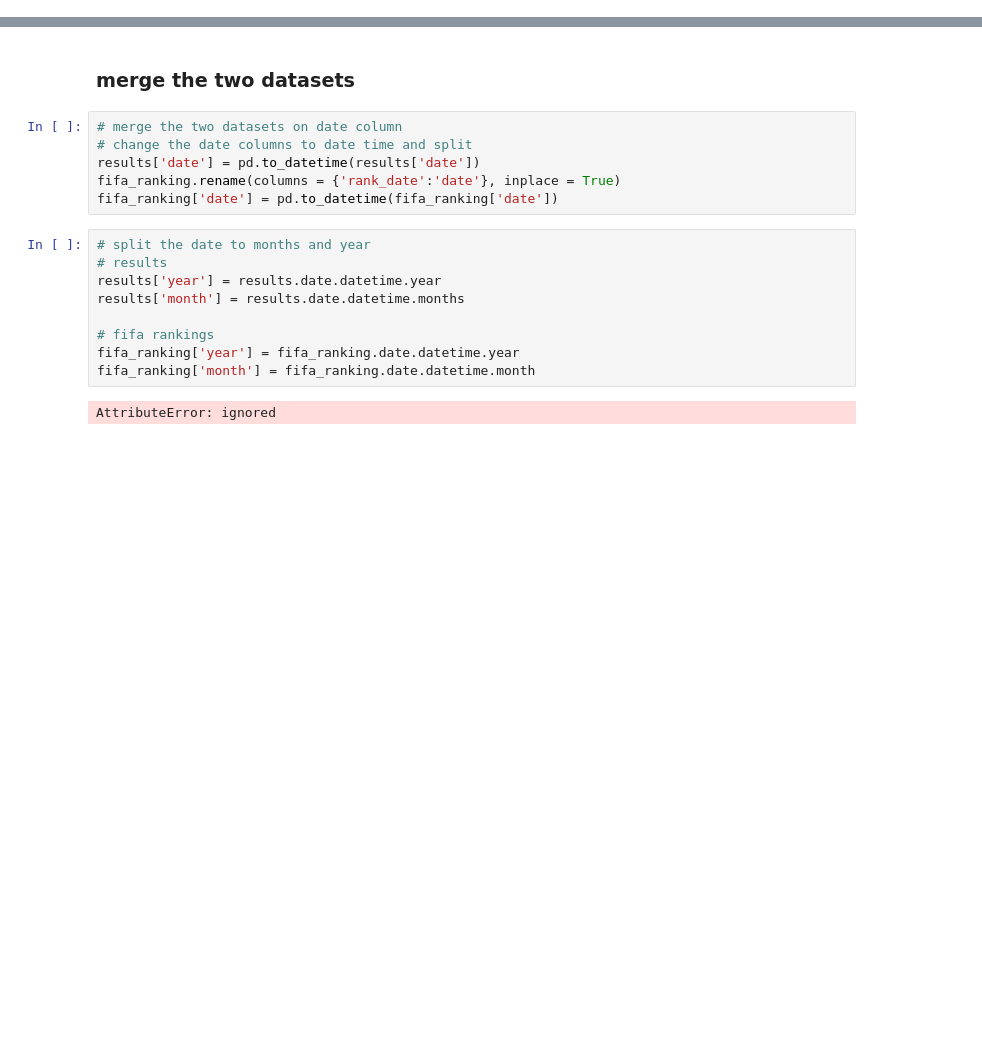
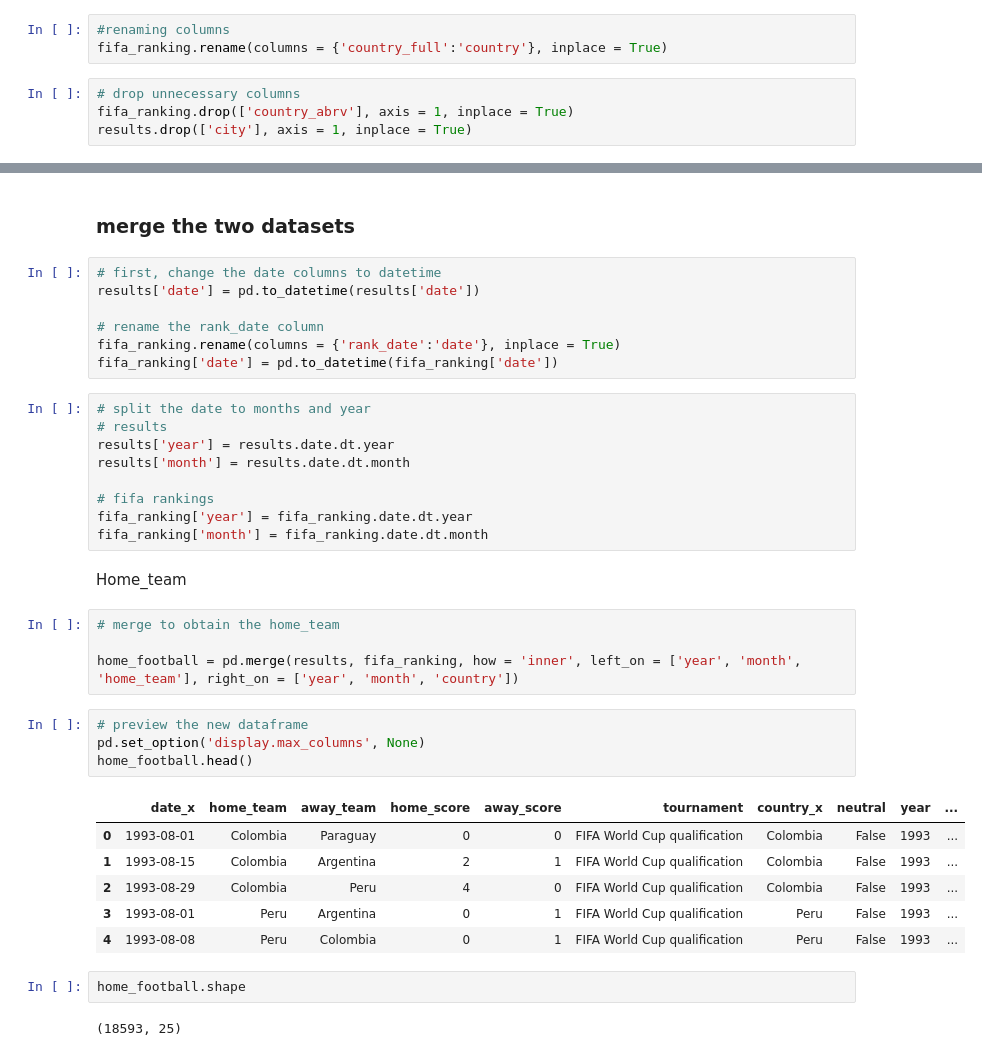
Before and after one commit to hellen2021/Football-Analysis-Mchezopesa-Limited, a Jupyter notebook: Supervised_Learning_Regression_week1_IP_Core_Module2_15_04_2022_Hellen_Cheptoo.ipynb, the cells around one changed output, grey strips where cells are left out. Drawn from its saved outputs; the diff is of its cells as text; blank space fills up the shorter version.

```diff
--- a/Supervised_Learning_Regression_week1_IP_Core_Module2_15_04_2022_Hellen_Cheptoo.ipynb
+++ b/Supervised_Learning_Regression_week1_IP_Core_Module2_15_04_2022_Hellen_Cheptoo.ipynb
@@ -57,3 +108,10 @@ fifa ranking dataset has 57793 rows and 16 columns
+# %%
+#renaming columns
+fifa_ranking.rename(columns = {'country_full':'country'}, inplace = True)
+# %%
+# drop unnecessary columns
+fifa_ranking.drop(['country_abrv'], axis = 1, inplace = True)
+results.drop(['city'], axis = 1, inplace = True)
 # %%
 # statistical analysis
 results.describe()
@@ -185,19 +240,39 @@ fifa_ranking.drop_duplicates(keep='first', inplace = True)
 # %% [markdown]
 ### merge the two datasets
 # %%
-# merge the two datasets on date column
-# change the date columns to date time and split
+# first, change the date columns to datetime
 results['date'] = pd.to_datetime(results['date'])
+
+# rename the rank_date column
 fifa_ranking.rename(columns = {'rank_date':'date'}, inplace = True)
 fifa_ranking['date'] = pd.to_datetime(fifa_ranking['date'])
 # %%
 # split the date to months and year
 # results
-results['year'] = results.date.datetime.year
-results['month'] = results.date.datetime.months
+results['year'] = results.date.dt.year
+results['month'] = results.date.dt.month
 
 # fifa rankings
-fifa_ranking['year'] = fifa_ranking.date.datetime.year
-fifa_ranking['month'] = fifa_ranking.date.datetime.month
+fifa_ranking['year'] = fifa_ranking.date.dt.year
+fifa_ranking['month'] = fifa_ranking.date.dt.month
-# %% [output]
-AttributeError: ignored
+# %% [markdown]
+Home_team
+# %%
+# merge to obtain the home_team
+
+home_football = pd.merge(results, fifa_ranking, how = 'inner', left_on = ['year', 'month', 'home_team'], right_on = ['year', 'month', 'country'])
+# %%
+# preview the new dataframe
+pd.set_option('display.max_columns', None)
+home_football.head()
+# %% [output]
+|  | date_x | home_team | away_team | home_score | away_score | tournament | country_x | neutral | year | ... |
+| 0 | 1993-08-01 | Colombia | Paraguay | 0 | 0 | FIFA World Cup qualification | Colombia | False | 1993 | ... |
+| 1 | 1993-08-15 | Colombia | Argentina | 2 | 1 | FIFA World Cup qualification | Colombia | False | 1993 | ... |
+| 2 | 1993-08-29 | Colombia | Peru | 4 | 0 | FIFA World Cup qualification | Colombia | False | 1993 | ... |
+| 3 | 1993-08-01 | Peru | Argentina | 0 | 1 | FIFA World Cup qualification | Peru | False | 1993 | ... |
+| 4 | 1993-08-08 | Peru | Colombia | 0 | 1 | FIFA World Cup qualification | Peru | False | 1993 | ... |
+# %%
+home_football.shape
+# %% [output]
+(18593, 25)
```
Also changed, not shown: parts of 10 cells of this notebook.
